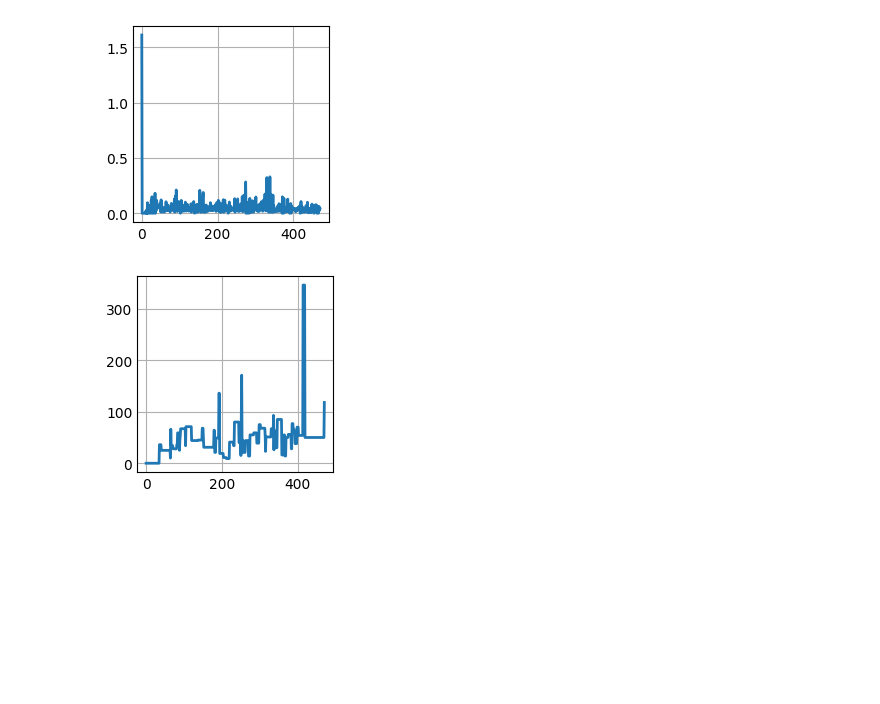
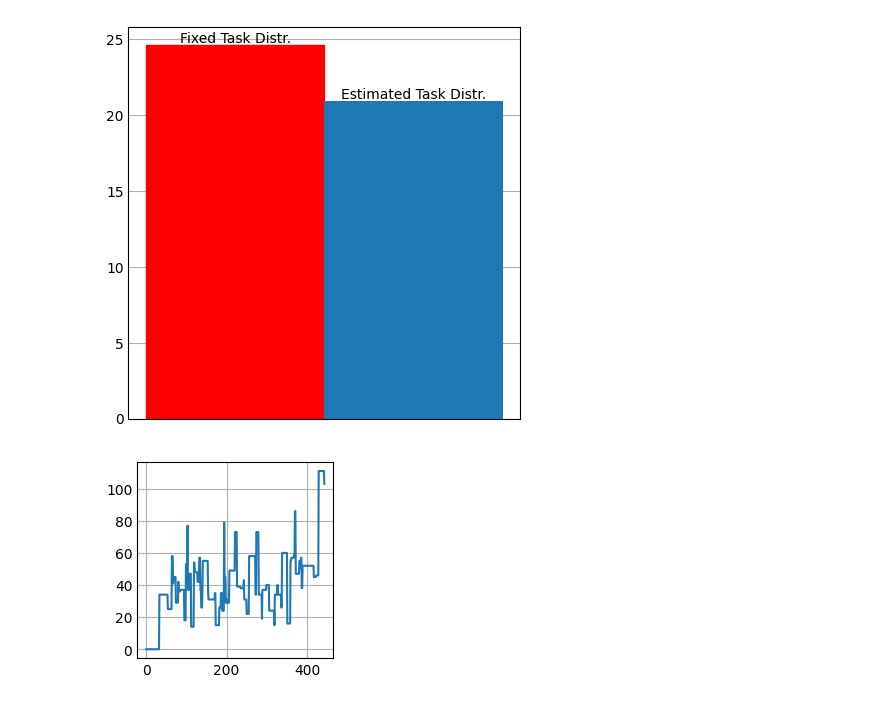
Before and after one commit to pullipulli/estimation_MAPD-P, a Jupyter notebook: Utils/show_stats.ipynb, the cells around one changed output. Saved outputs shown, nothing was run; the diff lists cells and outputs as text; code cells hidden in the pictures; blank space fills up the shorter version.

```diff
--- a/Utils/show_stats.ipynb
+++ b/Utils/show_stats.ipynb
@@ -11,15 +13,14 @@ CompletedProcess(args=['python', 'demo_without_visualization.py', '-learn_task_d
 # %%
 import matplotlib.pyplot as plt
-import yaml
-import numpy as np
 import pandas as pd
 
 %matplotlib inline
 
-with open('stats_with_learning.yaml', 'r') as f:
-    df = pd.json_normalize(yaml.safe_load(f))
+df_learning = pd.read_csv("stats_with_learning.csv")
+print(df_learning)
 
-    costs = df.costs[0]
-    makespans = df.makespans[0]
-    serv_times = df.serv_times[0]
-    runtimes = df.runtimes[0]
+df = pd.read_csv("stats_without_learning.csv")
+print(df)
+
+# TODO makespans should not be in the dataframe. It is simply the last time + 1
+# TODO fix the other cells to match the dataframes
@@ -50,22 +77,17 @@ plt.show()
 # %%
-x = np.arange(0, len(runtimes))
+plt.figure(figsize=(4, 4))
 
-# plot
-fig, ax = plt.subplots()
-
-ax.plot(x, runtimes, linewidth=2.0)
+bars = plt.bar([0, 1], [sum(runtimes), sum(runtimes_learning)], width=1, align='center')
+plt.bar_label(bars, labels=['Fixed Task Distr.', 'Estimated Task Distr.'])
+bars[0].set_color('r')
+plt.xticks([])
 
 plt.show()
 # %% [output]
-[figure, old version]
+[figure, new version]
 # %%
-x = np.arange(0, len(serv_times))
-
-# plot
-fig, ax = plt.subplots()
-
-ax.plot(x, serv_times, linewidth=2.0)
+serv_times.plot()
 
 plt.show()
 # %% [output]
-[figure, old version]
+[figure, new version]
```
Also changed, not shown: parts of 6 cells of this notebook, 3 other files.
